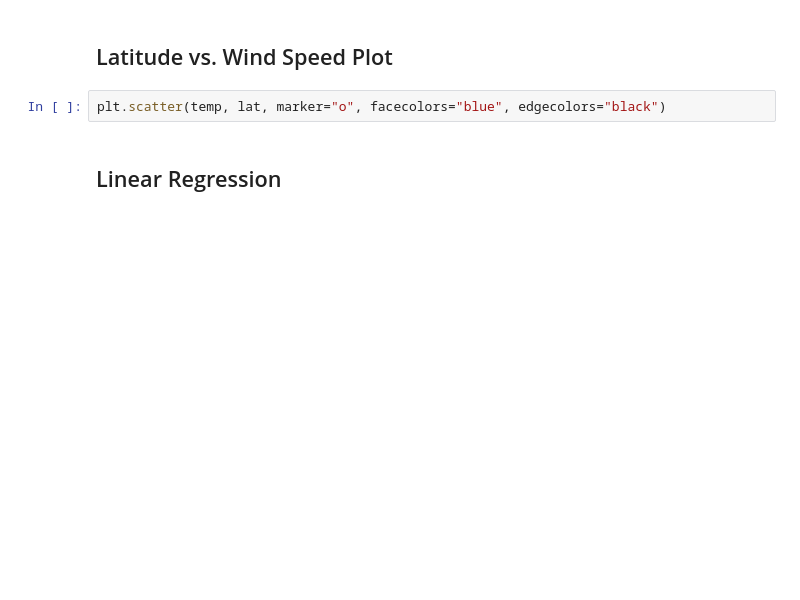
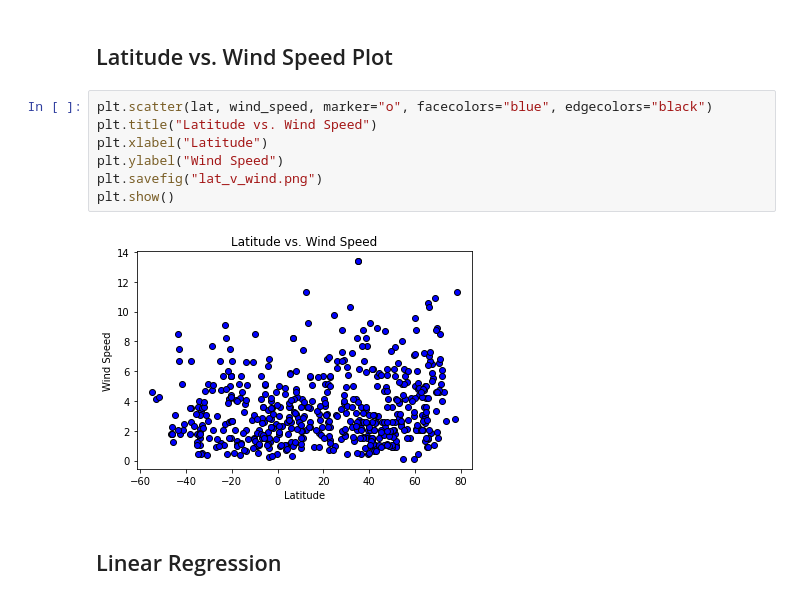
Before and after one commit to candishanks/python-api-challenge, a Jupyter notebook: Weatherpy/WeatherPy.ipynb, the cells around one changed output. Drawn from its saved outputs; the diff is of its cells as text; blank space fills up the shorter version.

```diff
--- a/Weatherpy/WeatherPy.ipynb
+++ b/Weatherpy/WeatherPy.ipynb
@@ -243,6 +255,13 @@ plt.scatter(lat, cloudiness, marker="o", facecolors="blue", edgecolors="black")
 # %% [markdown]
 ## Latitude vs. Wind Speed Plot
 # %%
-plt.scatter(temp, lat, marker="o", facecolors="blue", edgecolors="black")
+plt.scatter(lat, wind_speed, marker="o", facecolors="blue", edgecolors="black")
+plt.title("Latitude vs. Wind Speed")
+plt.xlabel("Latitude")
+plt.ylabel("Wind Speed")
+plt.savefig("lat_v_wind.png")
+plt.show()
+# %% [output]
+[figure, added]
 # %% [markdown]
 ## Linear Regression
```
Also changed, not shown: parts of 15 cells of this notebook, 12 other files.
